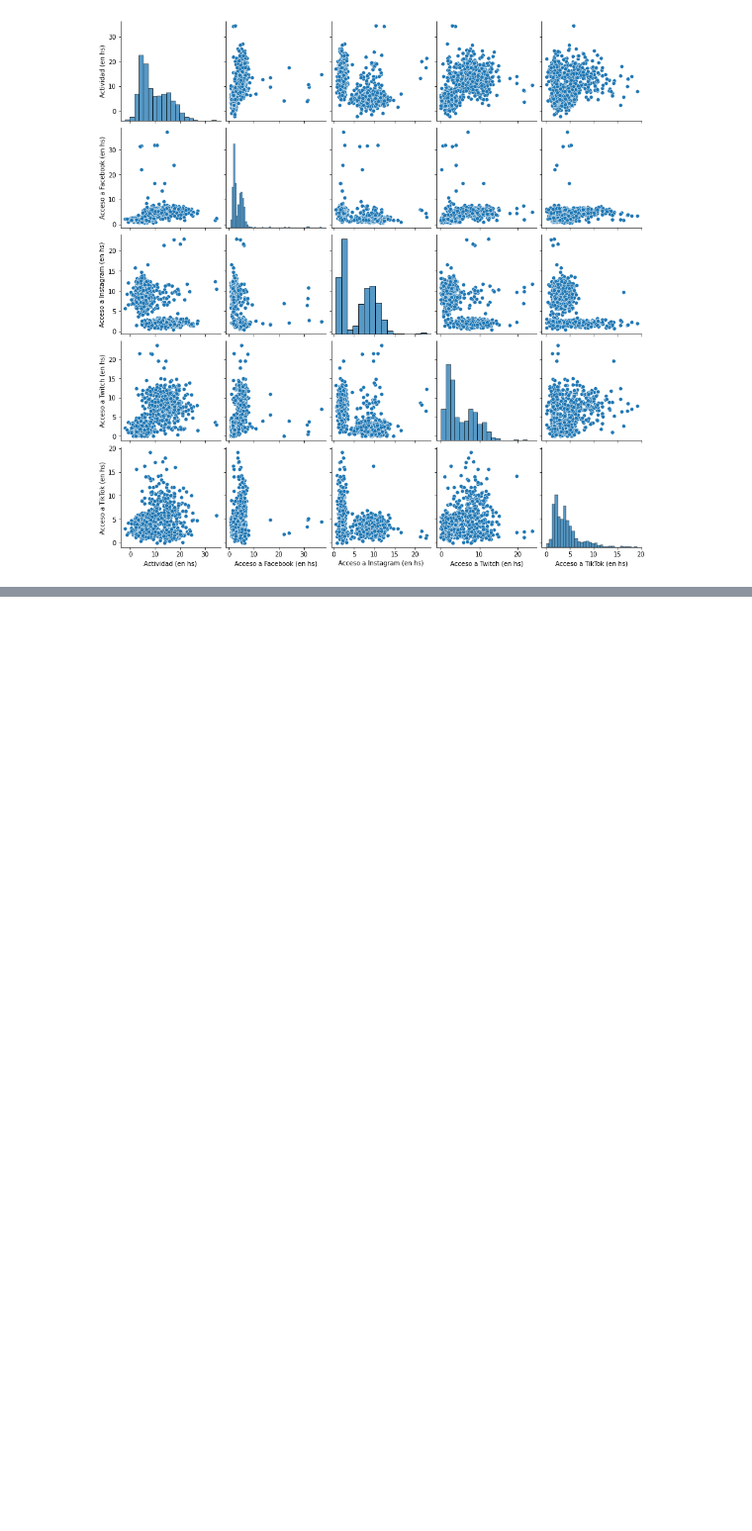
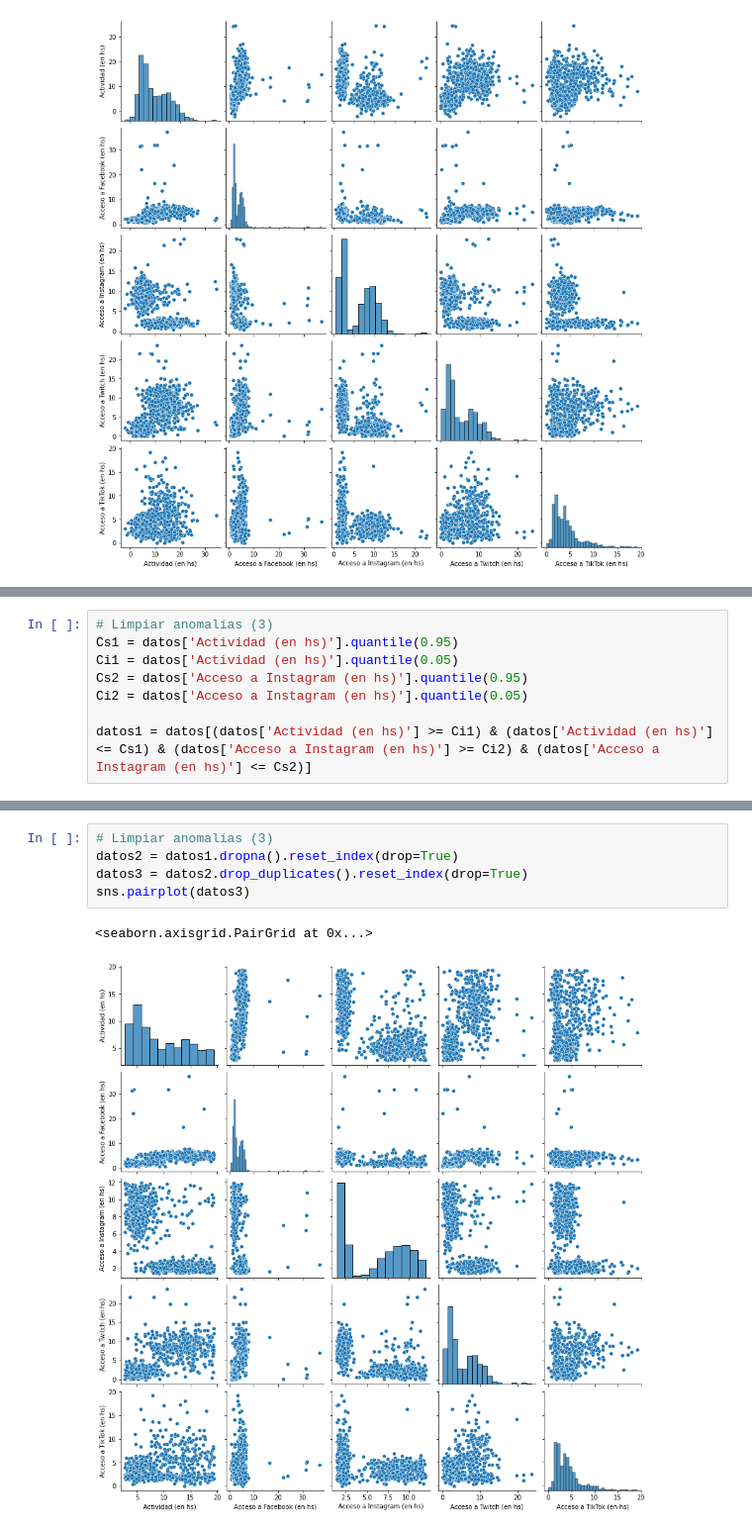
Before and after one commit to Lorenzoriccio/F-de-Informatica-sample, a Jupyter notebook: ciencia_de_datos/Pandas/Práctica/pandas4.ipynb, the cells around one changed output, grey strips where cells are left out. Shown: that part at 99% size. Saved outputs shown, nothing was run; the diff lists cells and outputs as text; blank space fills up the shorter version.

```diff
--- a/ciencia_de_datos/Pandas/Práctica/pandas4.ipynb
+++ b/ciencia_de_datos/Pandas/Práctica/pandas4.ipynb
@@ -112,0 +122,8 @@ sns.pairplot(datos)
+# %%
+# Limpiar anomalías (3)
+Cs1 = datos['Actividad (en hs)'].quantile(0.95)
+Ci1 = datos['Actividad (en hs)'].quantile(0.05)
+Cs2 = datos['Acceso a Instagram (en hs)'].quantile(0.95)
+Ci2 = datos['Acceso a Instagram (en hs)'].quantile(0.05)
+
+datos1 = datos[(datos['Actividad (en hs)'] >= Ci1) & (datos['Actividad (en hs)'] <= Cs1) & (datos['Acceso a Instagram (en hs)'] >= Ci2) & (datos['Acceso a Instagram (en hs)'] <= Cs2)]
@@ -112,0 +146,8 @@ sns.pairplot(datos)
+# %%
+# Limpiar anomalías (3)
+datos2 = datos1.dropna().reset_index(drop=True)
+datos3 = datos2.drop_duplicates().reset_index(drop=True)
+sns.pairplot(datos3)
+# %% [output]
+<seaborn.axisgrid.PairGrid at 0x...>
+[figure, added]
```
Also changed, not shown: parts of 7 cells of this notebook, 1 other file.
